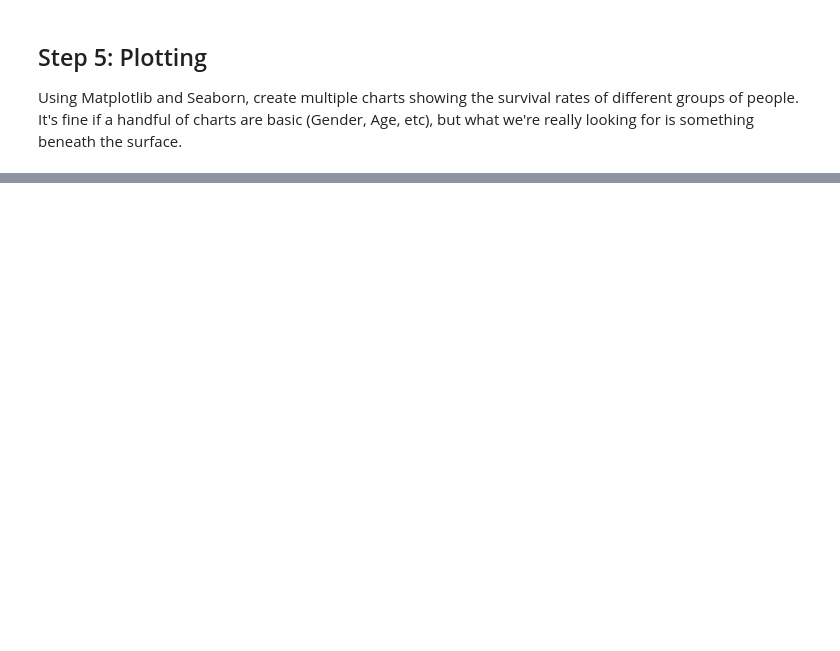
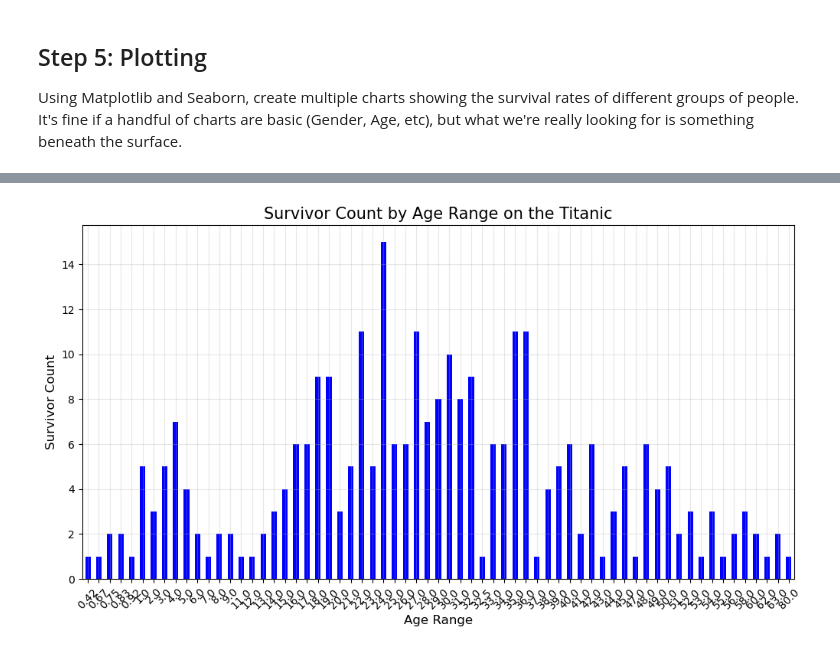
Before and after one commit to nareeratm/titanic, a Jupyter notebook: titanic.ipynb, the cells around one changed output, grey strips where cells are left out. Cells and saved outputs as stored; diff of their text form; code cells hidden in the pictures; blank space fills up the shorter version.

```diff
--- a/titanic.ipynb
+++ b/titanic.ipynb
@@ -508,20 +554,20 @@ sns.displot(train['Age']);
 # %%
 #survival rate for age : Mostly children under 8 and middle aged people survived 20-50s years old.
-# Bin the ages into 10 bins
-train['AgeBin'] = pd.cut(train['Age'], bins=10)
 
 # Count the number of survivors for each age bin
-age_bin_survivor_count = train[train['Survived'] == 1].groupby('AgeBin')['Survived'].count()
+age_bin_survivor_count = train[train['Survived'] == 1].groupby('Age')['Survived'].count()
 
 # Plot the bar chart
 plt.figure(figsize=(12, 6))
 age_bin_survivor_count.plot(kind='bar', color='blue')
 plt.title('Survivor Count by Age Range on the Titanic', fontsize=15)
 plt.xlabel('Age Range', fontsize=12)
 plt.ylabel('Survivor Count', fontsize=12)
 plt.xticks(rotation=45)
 plt.grid(True, alpha=0.3)
 plt.show();
+# %% [output]
+[figure, added]
 # %%
 #survival rate for family
 
```
Also changed, not shown: parts of 21 cells of this notebook.
